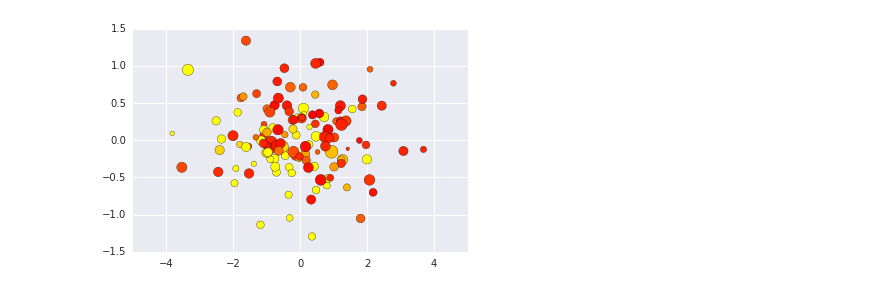
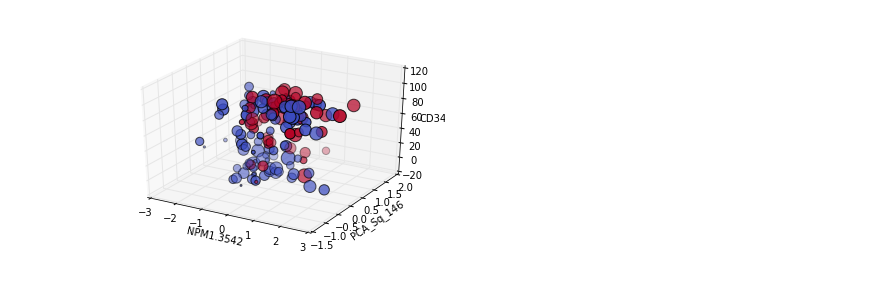
Before and after one commit to cabb99/IntroCompBio, a Jupyter notebook: PreProcessing.ipynb, the cells around one changed output. Saved outputs shown, nothing was run; the diff lists cells and outputs as text; code cells hidden in the pictures.

```diff
--- a/PreProcessing.ipynb
+++ b/PreProcessing.ipynb
@@ -23,8 +23,6 @@ Categorical=['SEX', 'PRIOR.MAL', 'PRIOR.CHEMO', 'PRIOR.XRT', 'Infection', 'cyto.
 
 #The last 231 variables are proteins
 Protein=All[-231:]
-
-
 
 ###############
 #  Functions  #
@@ -93,12 +91,20 @@ def cutoff(Series,cutoff):
     new_Series.name='%s_cut'%Series.name
     return new_Series
 
+def binned(Series,bins=[0,52,104]):
+    #This function will bin the results from Remission and Overall Survival as expected
+    bins = numpy.array(bins)
+    digitized = list(numpy.digitize(Series, bins))
+    for i,v in enumerate(Series):
+        if numpy.isnan(v):
+            digitized[i]=numpy.nan
+    return pandas.Series(digitized,index=Series.index,name='%s_binned'%Series.name)*52-26
 ####################
 #  Pre-processing  #
 ####################
 
 def PreProcess(table,Dream9):
-    #Select all variables that are not caregorical
+    #Select all variables that are not Categorical
     Tables=[table[[v for v in table.keys() if v not in Categorical]]]
 
     #Convert yes/no to 1/0
@@ -123,8 +129,6 @@ def PreProcess(table,Dream9):
     Tables+=[make_pca(table[Protein],Dream9,200)]
     Tables+=[make_pca(squared(table[Protein]),squared(Dream9[Protein]),200,name='PCA_Sq')]
 
-    #Join everything
-
     Cut=[]
     for key in ['Overall_Survival','Remission_Duration']:
         if key in table.keys():
@@ -132,8 +136,18 @@ def PreProcess(table,Dream9):
     if len(Cut)>0:
         Tables+=[pandas.concat(Cut,axis=1)]
 
+    Bin=[]
+    for key in ['Overall_Survival','Remission_Duration']:
+        if key in table.keys():
+            Bin+=[binned(table[key])]
+    if len(Bin)>0:
+        Tables+=[pandas.concat(Bin,axis=1)]
+
+
+    #Join everything
     return pandas.concat(Tables,axis=1)
 
+Q_Dependent=Dependent+['Overall_Survival_cut','Remission_Duration_cut','Overall_Survival_binned','Remission_Duration_binned']
 if __name__=='__main__':
 
     #This part is to test the function
@@ -154,4 +168,5 @@ if __name__=='__main__':
     #Number of columns and rows of new Table
     print Q_training.shape
     print Q_scoring.shape
+    #A=binned(Dream9_training['Remission_Duration'])
 # %% [output]
@@ -192,17 +192,26 @@ Name: Remission_Duration_cut, dtype: float64
 # %%
 import numpy as np
 import matplotlib.pyplot as plt
+from mpl_toolkits.mplot3d import Axes3D
+import matplotlib
 %matplotlib inline
 
-x = Q_training['PCA_21']
-y = Q_training['PCA_Sq_151']
-colors = Q_training['Remission_Duration_cut']
-area = Q_training['PCA_28']*25+75 # 0 to 15 point radiuses
+x = Q_training['NPM1.3542']
+y = Q_training['PCA_Sq_146']
+z = Q_training['CD34']
+area = Q_training['PCA_4']*25+75 # 0 to 15 point radiuses
+colors = Q_training['resp.simple']
 
-plt.scatter(x, y, s=area, c=colors,cmap=matplotlib.cm.autumn)
+fig = plt.figure()
+ax = fig.add_subplot(111, projection='3d')
+ax.set_xlabel(x.name)
+ax.set_ylabel(y.name)
+ax.set_zlabel(z.name)
+ax.scatter(x, y, z,s=area, c=colors,cmap=matplotlib.cm.coolwarm_r)
+#Blue is 1 and red is 0
 plt.show()
 # %% [output]
-[figure, old version]
+[figure, new version]
 # %%
 #Calculate how much information in gained on each column
 #Calculate the entropy of the subset
```
Also changed, not shown: parts of 5 cells of this notebook, 4 other files.
